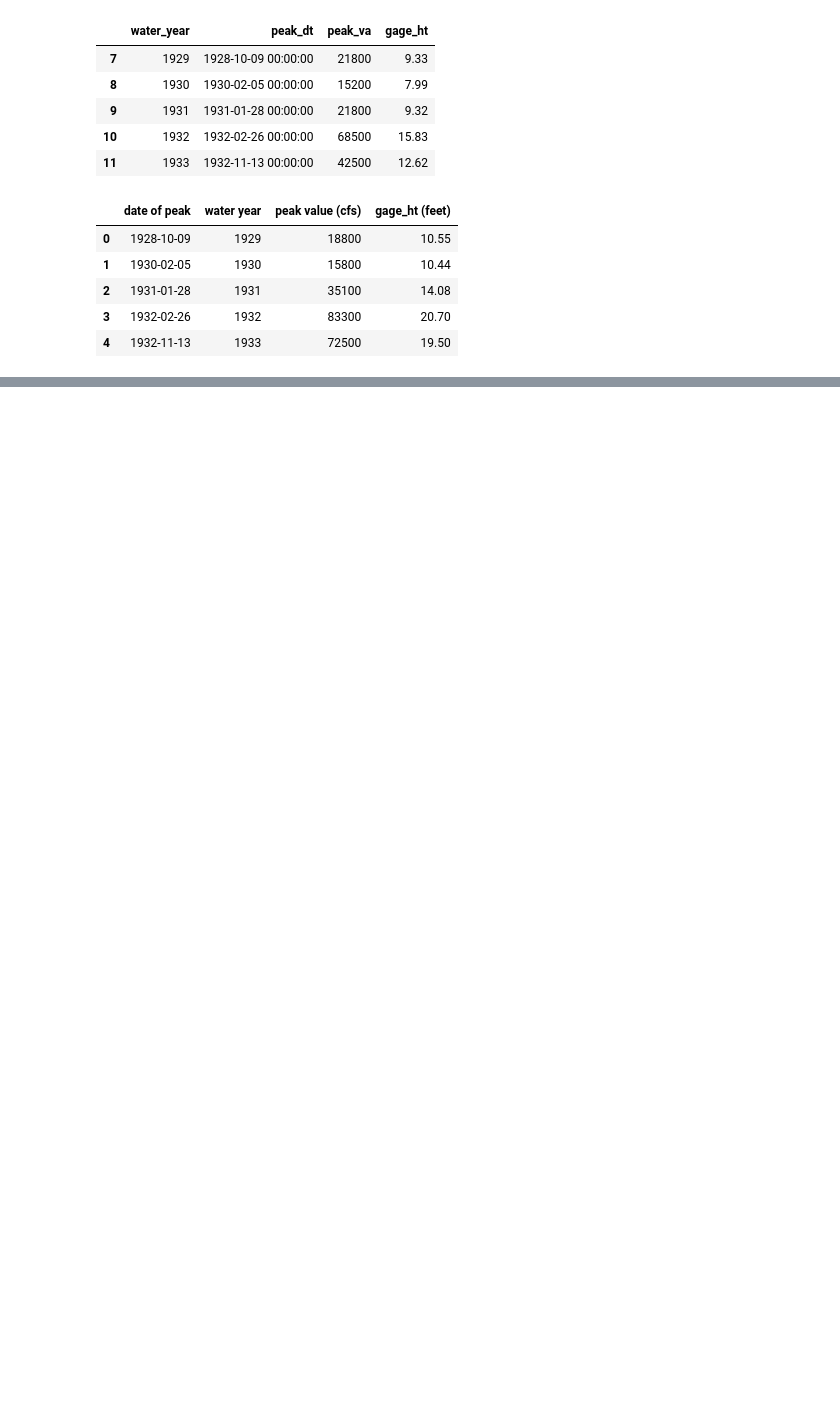
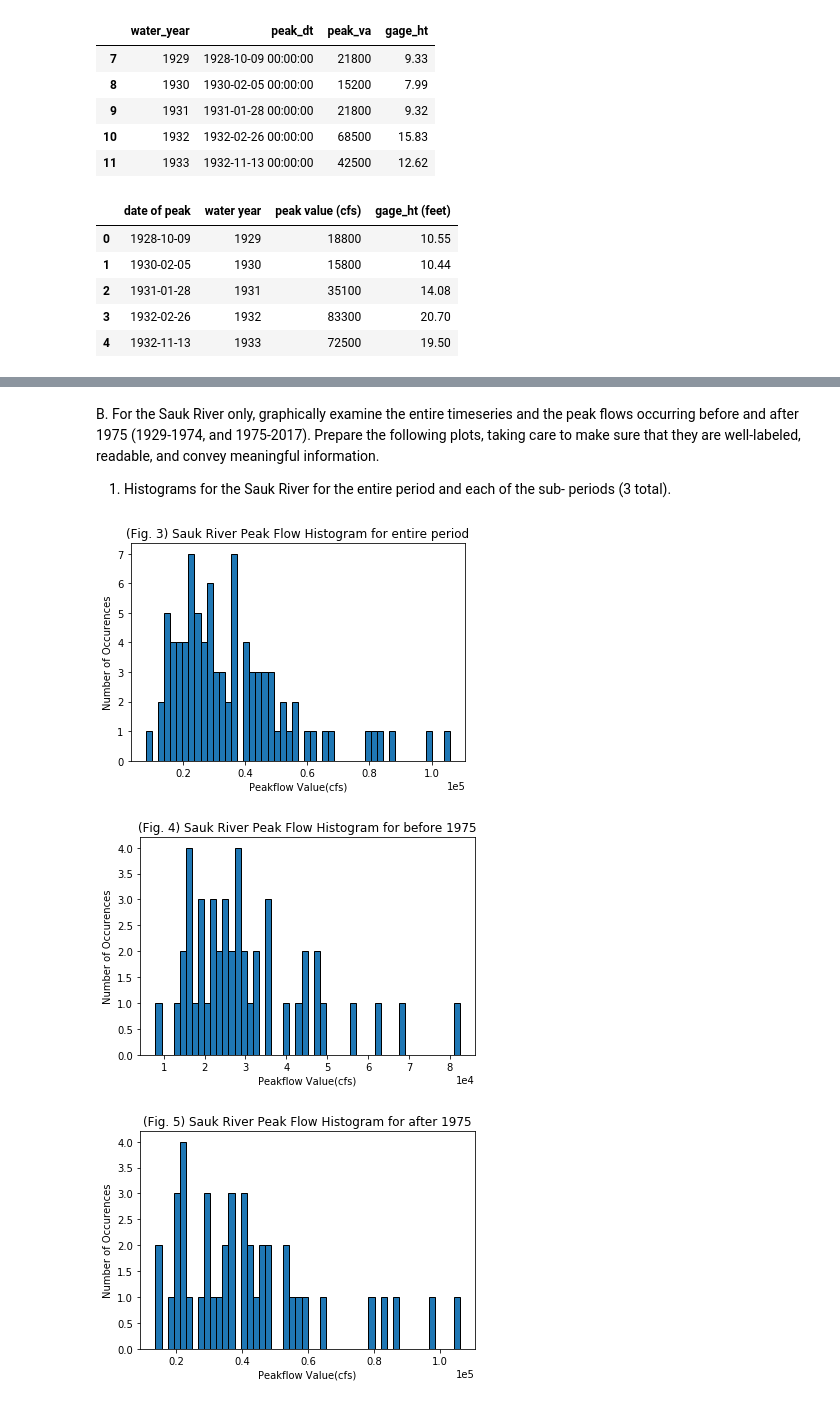
Before and after one commit to AzusaSayuri/UW-Data-analysis, a Jupyter notebook: HW1.ipynb, the cells around one changed output, grey strips where cells are left out. Drawn from its saved outputs; the diff is of its cells as text; code cells hidden in the pictures; blank space fills up the shorter version.

```diff
--- a/HW1.ipynb
+++ b/HW1.ipynb
@@ -49,0 +73,35 @@ df_skykomish.head()
+# %% [markdown]
+B. For the Sauk River only, graphically examine the entire timeseries and the peak flows occurring before and after 1975 (1929-1974, and 1975-2017). Prepare the following plots, taking care to make sure that they are well-labeled, readable, and convey meaningful information.
+1. Histograms for the Sauk River for the entire period and each of the sub- periods (3 total).
+# %%
+#Drawing the histgram for entire period
+nbins=50
+plt.figure(3)
+plt.hist(list(df_sk['peak_va']),nbins,ec='black')
+plt.title('(Fig. 3) Sauk River Peak Flow Histogram for entire period')
+plt.xlabel('Peakflow Value(cfs)')
+plt.ylabel('Number of Occurences')
+plt.ticklabel_format(axis='x', style='sci', scilimits=(0,0))
+
+#Create subsets for two sub periods
+df_sk_before=df_sk[df_sk['water_year']<1975]
+df_sk_after=df_sk[df_sk['water_year']>=1975]
+
+#Plot sub periods
+plt.figure(4)
+plt.hist(list(df_sk_before['peak_va']),nbins,ec='black')
+plt.title('(Fig. 4) Sauk River Peak Flow Histogram for before 1975')
+plt.xlabel('Peakflow Value(cfs)')
+plt.ylabel('Number of Occurences')
+plt.ticklabel_format(axis='x', style='sci', scilimits=(0,0))
+
+plt.figure(5)
+plt.hist(list(df_sk_after['peak_va']),nbins,ec='black')
+plt.title('(Fig. 5) Sauk River Peak Flow Histogram for after 1975')
+plt.xlabel('Peakflow Value(cfs)')
+plt.ylabel('Number of Occurences')
+plt.ticklabel_format(axis='x', style='sci', scilimits=(0,0))
+# %% [output]
+[figure, added]
+[figure, added]
+[figure, added]
```
Also changed, not shown: parts of 41 cells of this notebook.
